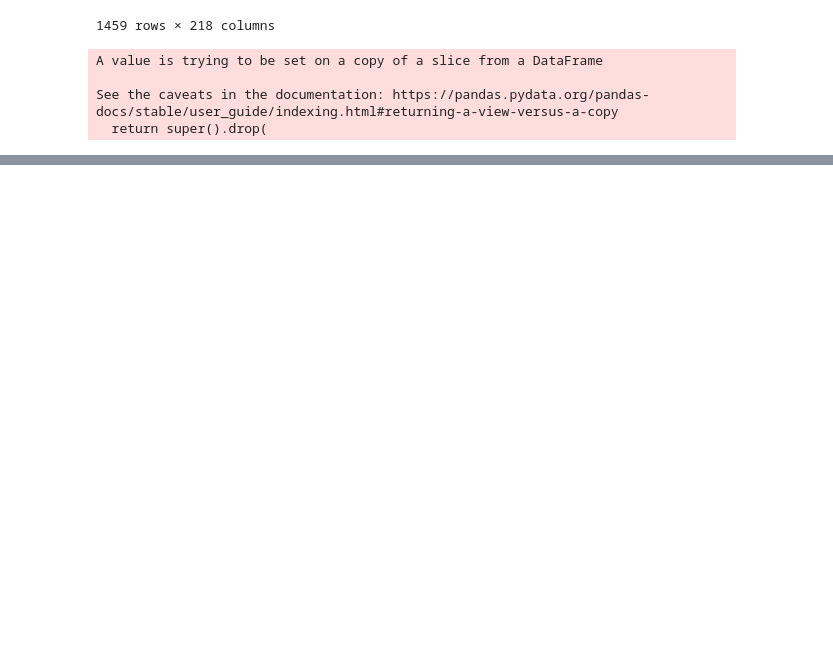
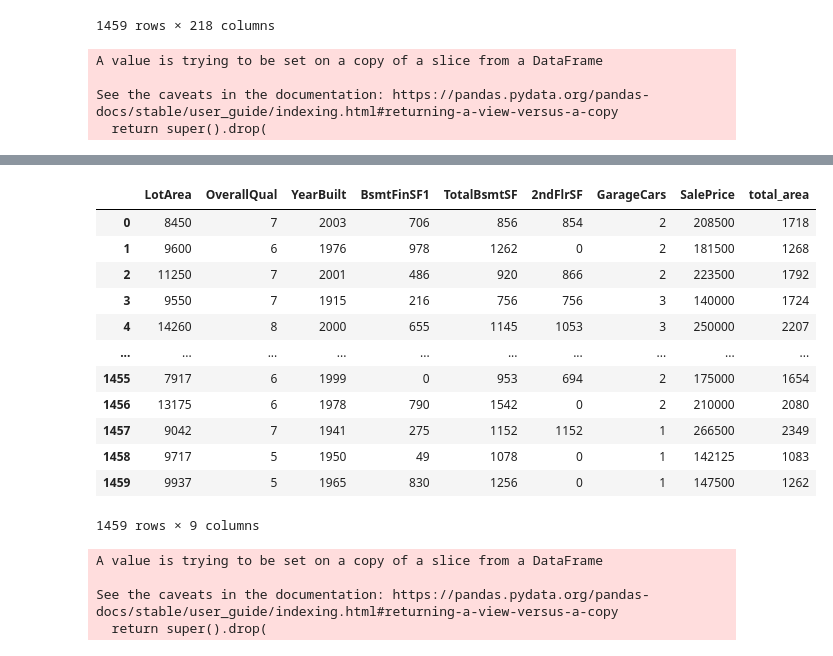
Before and after one commit to shota1201/diveintocode-ml, a Jupyter notebook: DIVE_INTO_CODE/python/week4/week4-2_preprob.ipynb, the cells around one changed output, grey strips where cells are left out. Saved outputs shown, nothing was run; the diff lists cells and outputs as text; code cells hidden in the pictures; blank space fills up the shorter version.

```diff
--- a/DIVE_INTO_CODE/python/week4/week4-2_preprob.ipynb
+++ b/DIVE_INTO_CODE/python/week4/week4-2_preprob.ipynb
@@ -578,0 +623,2 @@ result_df
+# %%
+no_feats = result.loc[result['importances'] < 0.01, 'features']
@@ -578,0 +645,25 @@ result_df
+# %%
+train_ver2 = train.drop(columns=no_feats, axis=1)
+train_ver2
+# %% [output]
+|  | LotArea | OverallQual | YearBuilt | BsmtFinSF1 | TotalBsmtSF | 2ndFlrSF | GarageCars | SalePrice | total_area |
+| 0 | 8450 | 7 | 2003 | 706 | 856 | 854 | 2 | 208500 | 1718 |
+| 1 | 9600 | 6 | 1976 | 978 | 1262 | 0 | 2 | 181500 | 1268 |
+| 2 | 11250 | 7 | 2001 | 486 | 920 | 866 | 2 | 223500 | 1792 |
+| 3 | 9550 | 7 | 1915 | 216 | 756 | 756 | 3 | 140000 | 1724 |
+| 4 | 14260 | 8 | 2000 | 655 | 1145 | 1053 | 3 | 250000 | 2207 |
+| ... | ... | ... | ... | ... | ... | ... | ... | ... | ... |
+| 1455 | 7917 | 6 | 1999 | 0 | 953 | 694 | 2 | 175000 | 1654 |
+| 1456 | 13175 | 6 | 1978 | 790 | 1542 | 0 | 2 | 210000 | 2080 |
+| 1457 | 9042 | 7 | 1941 | 275 | 1152 | 1152 | 1 | 266500 | 2349 |
+| 1458 | 9717 | 5 | 1950 | 49 | 1078 | 0 | 1 | 142125 | 1083 |
+| 1459 | 9937 | 5 | 1965 | 830 | 1256 | 0 | 1 | 147500 | 1262 |
+1459 rows × 9 columns
+# %%
+# 再度学習・評価していく
+result_df2, dt_importance, rf_importance = all_regression(train_ver2)
+# %% [output]
+A value is trying to be set on a copy of a slice from a DataFrame
+
+See the caveats in the documentation: https://pandas.pydata.org/pandas-docs/stable/user_guide/indexing.html#returning-a-view-versus-a-copy
+  return super().drop(
```
Also changed, not shown: parts of 25 cells of this notebook.
